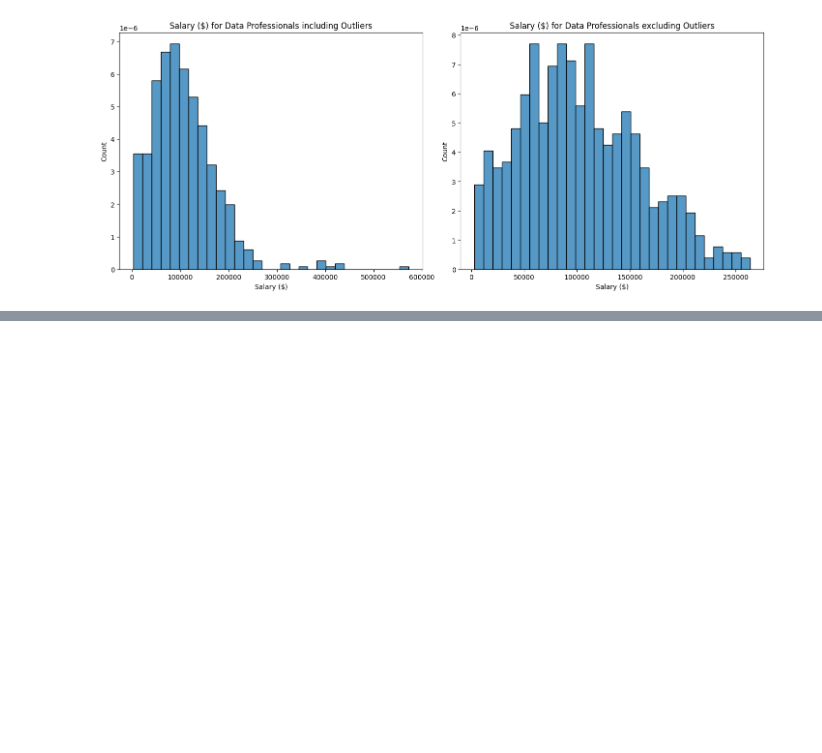
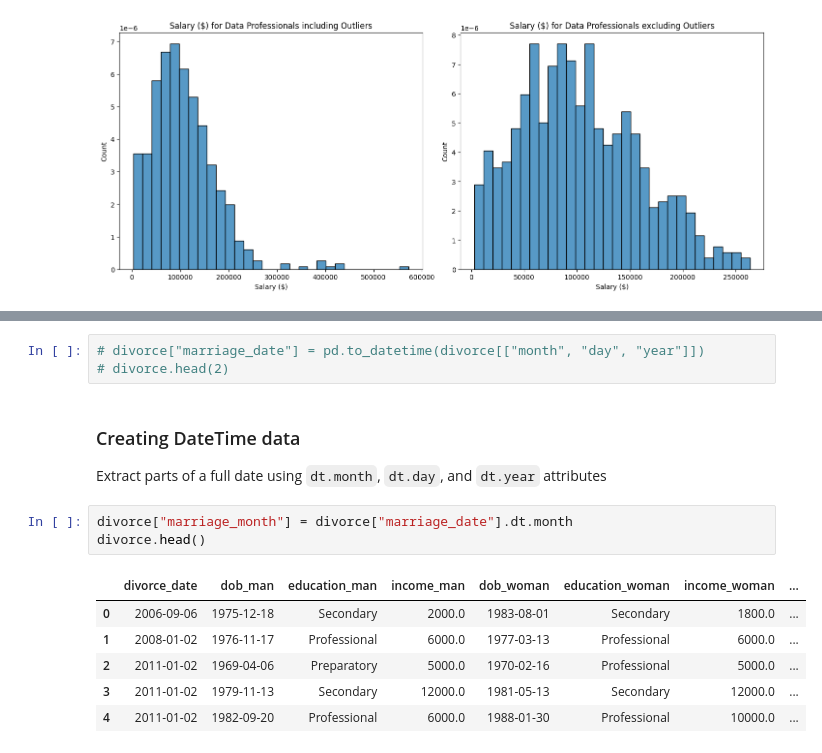
Before and after one commit to jhlopesalves/data-science-notebooks, a Jupyter notebook: Python/Exploratory Data Analysis/exploratory_data_analysis.ipynb, the cells around one changed output, grey strips where cells are left out. Saved outputs shown, nothing was run; the diff lists cells and outputs as text; blank space fills up the shorter version.

```diff
--- a/Python/Exploratory Data Analysis/exploratory_data_analysis.ipynb
+++ b/Python/Exploratory Data Analysis/exploratory_data_analysis.ipynb
@@ -1380,0 +1539,16 @@ plt.show()
+# %%
+# divorce["marriage_date"] = pd.to_datetime(divorce[["month", "day", "year"]])
+# divorce.head(2)
+# %% [markdown]
+### Creating DateTime data
+Extract parts of a full date using `dt.month`, `dt.day`, and `dt.year` attributes
+# %%
+divorce["marriage_month"] = divorce["marriage_date"].dt.month
+divorce.head()
+# %% [output]
+|  | divorce_date | dob_man | education_man | income_man | dob_woman | education_woman | income_woman | ... |
+| 0 | 2006-09-06 | 1975-12-18 | Secondary | 2000.0 | 1983-08-01 | Secondary | 1800.0 | ... |
+| 1 | 2008-01-02 | 1976-11-17 | Professional | 6000.0 | 1977-03-13 | Professional | 6000.0 | ... |
+| 2 | 2011-01-02 | 1969-04-06 | Preparatory | 5000.0 | 1970-02-16 | Professional | 5000.0 | ... |
+| 3 | 2011-01-02 | 1979-11-13 | Secondary | 12000.0 | 1981-05-13 | Secondary | 12000.0 | ... |
+| 4 | 2011-01-02 | 1982-09-20 | Professional | 6000.0 | 1988-01-30 | Professional | 10000.0 | ... |
```
Also changed, not shown: parts of 40 cells of this notebook.
